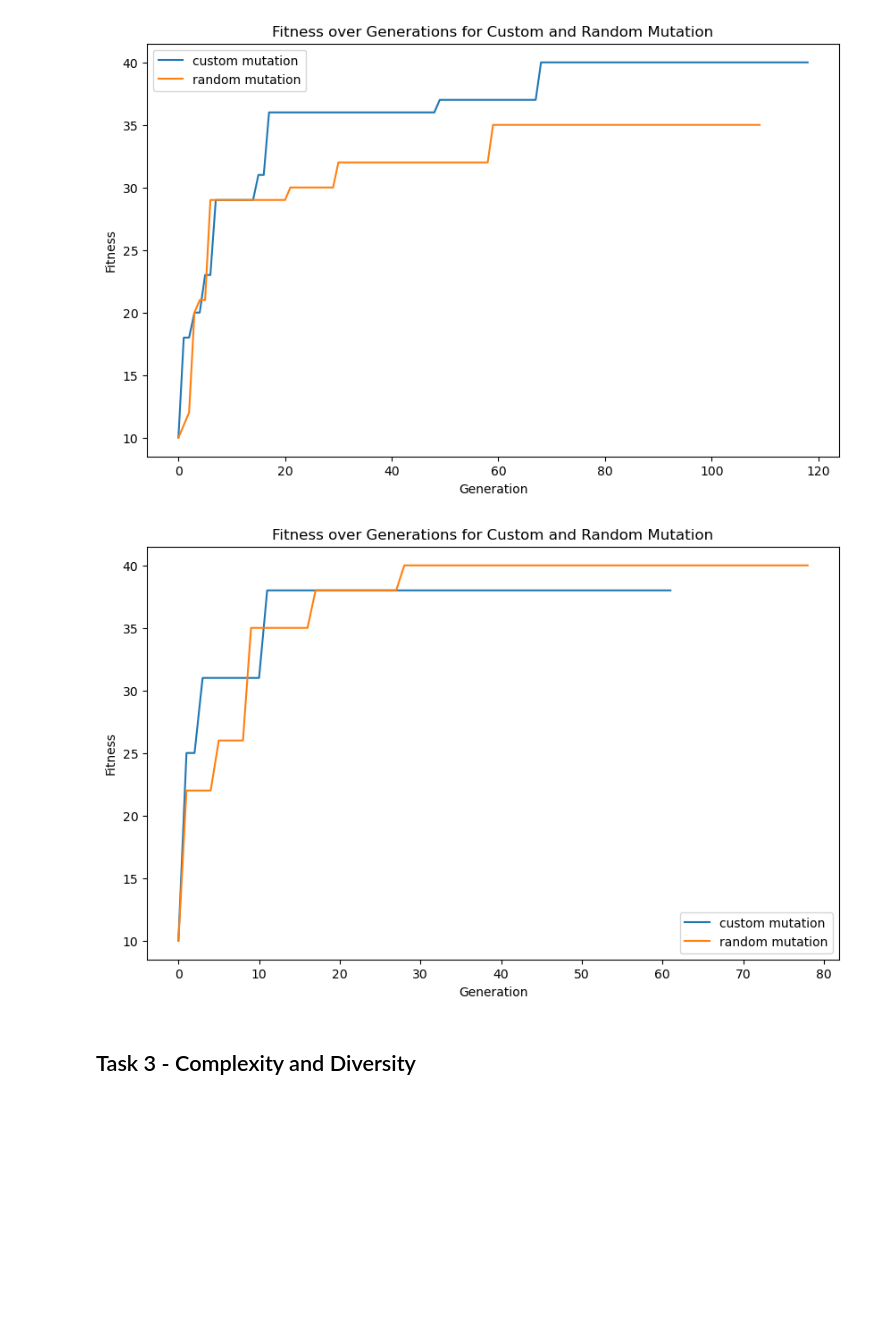
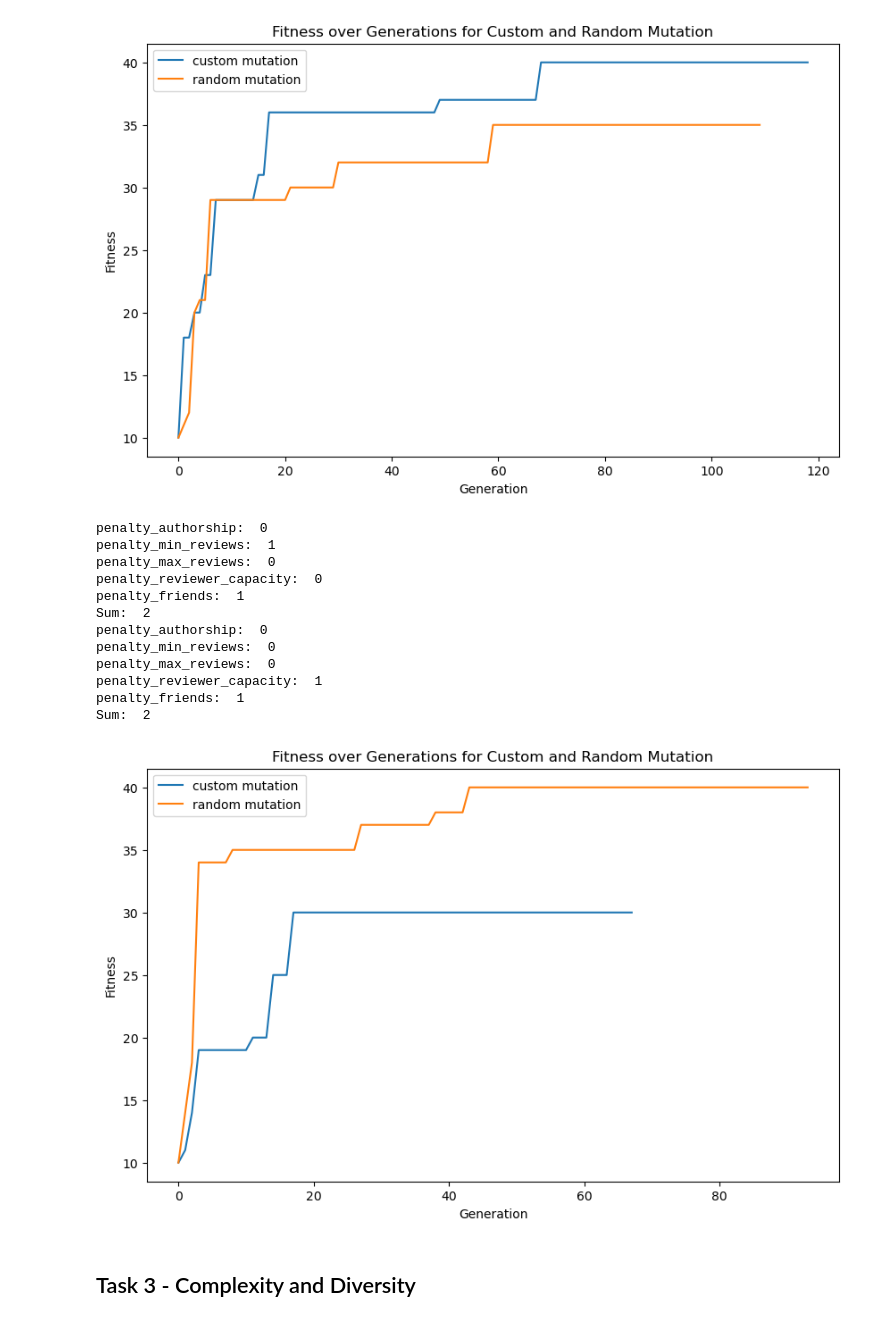
Before and after one commit to ekoface/IS_seminar, a Jupyter notebook: Seminar_1.ipynb, the cells around one changed output. Drawn from its saved outputs; the diff is of its cells as text; code cells hidden in the pictures; blank space fills up the shorter version.

```diff
--- a/Seminar_1.ipynb
+++ b/Seminar_1.ipynb
@@ -29,9 +30,16 @@ Note: you may need to restart the kernel to use updated packages.
 # %% [markdown]
 Data
 # %%
+data = {}
+num_papers = {}
+num_reviewers = {}
+reviewer_capacity = {}
+min_reviews_per_paper = {}
+max_reviews_per_paper = {}
+
 
 with open('datasets/easy_dataset_1.json', 'r') as file:
-    data = json.load(file)
+    data[1] = json.load(file)
 num_papers = data['num_papers']
 num_reviewers = data['num_reviewers']
 reviewer_capacity = data['reviewer_capacity']
@@ -67,7 +247,7 @@ def print_solution(solution_matrix):
  -   Designing a fitness function. <div>
  -   Implementing and executing the genetic algorithm. <div>
 # %%
-def solution_is_valid(solution,get_sum=True,print_values=False, return_matrix = False):
+def solution_is_valid(solution,A,F,get_sum=True,print_values=False, return_matrix = False):
     solution = solution.flatten()
     penalty_authorship = 0
     penalty_min_reviews = 0
@@ -509,9 +689,10 @@ plt.show()
 [figure]
 # %%
 def custom_crossover_funct(parents, offspring_size, ga_instance):
+    #print(offspring_size)
     offspring = []
     idx = 0
-
+    #print(parents.shape)
     while len(offspring) != offspring_size[0]:
         number_tries = 5
 
@@ -524,17 +705,18 @@ def custom_crossover_funct(parents, offspring_size, ga_instance):
             best = vect_2
         while(number_tries > 0):
             random_split_point = np.random.choice(range(offspring_size[1]))
-            parent1[random_split_point:] = parent2[random_split_point:]
-            new_constraint_vector = solution_is_valid(parent1, get_sum=False, print_values=False, return_matrix=True)
+            new_offspring = parent1.copy()
+            new_offspring[random_split_point:] = parent2[random_split_point:]
+            new_constraint_vector = solution_is_valid(new_offspring, get_sum=False, print_values=False, return_matrix=True)
             constraint_vector = np.array([1 if val == 0 else 0 for val in best])
             if np.all(new_constraint_vector[constraint_vector == 1] == 0):
-                offspring.append(parent1)
+                offspring.append(new_offspring)
                 number_tries = 0
                 #print("Crossover success")
             number_tries -= 1
             if number_tries == 0:
                 #print("Crossover failed")
-                offspring.append(parent1)
+                offspring.append(new_offspring)
         idx += 1
 
     return np.array(offspring)
@@ -563,34 +745,49 @@ ga_instance = pygad.GA(
     sol_per_pop=population_size,
     num_genes=num_reviewers * num_papers,
     initial_population=initial_pop,
     crossover_type="single_point",
     mutation_type=custom__single_point_mutation,
     mutation_probability=0.20,
     gene_type=int,
     gene_space=[0, 1],
     stop_criteria="saturate_50",
     parent_selection_type="tournament"
 )
 
 ga_instance_c.run()
 ga_instance.run()
 
 # Collect fitness history
 fitness_history = {}
 fitness_history[0] = ga_instance_c.best_solutions_fitness
 fitness_history[1] = ga_instance.best_solutions_fitness
-
+solution, solution_fitness, solution_idx = ga_instance_c.best_solution()
+solution_is_valid(solution, get_sum=False, print_values=True)
+solution, solution_fitness, solution_idx = ga_instance.best_solution()
+solution_is_valid(solution, get_sum=False, print_values=True)
 # Plot the fitness history
 plt.figure(figsize=(10, 6))
 for i in range(2):
     plt.plot(fitness_history[i], label="custom mutation" if i == 0 else "random mutation")
 
 plt.xlabel("Generation")
 plt.ylabel("Fitness")
 plt.title("Fitness over Generations for Custom and Random Mutation")
 plt.legend()
 plt.show()
 # %% [output]
+penalty_authorship:  0
+penalty_min_reviews:  1
+penalty_max_reviews:  0
+penalty_reviewer_capacity:  0
+penalty_friends:  1
+Sum:  2
+penalty_authorship:  0
+penalty_min_reviews:  0
+penalty_max_reviews:  0
+penalty_reviewer_capacity:  1
+penalty_friends:  1
+Sum:  2
-[figure, old version]
+[figure, new version]
 # %% [markdown]
 <h2> Task 3 - Complexity and Diversity </h2>
```
Also changed, not shown: parts of 7 cells of this notebook.
